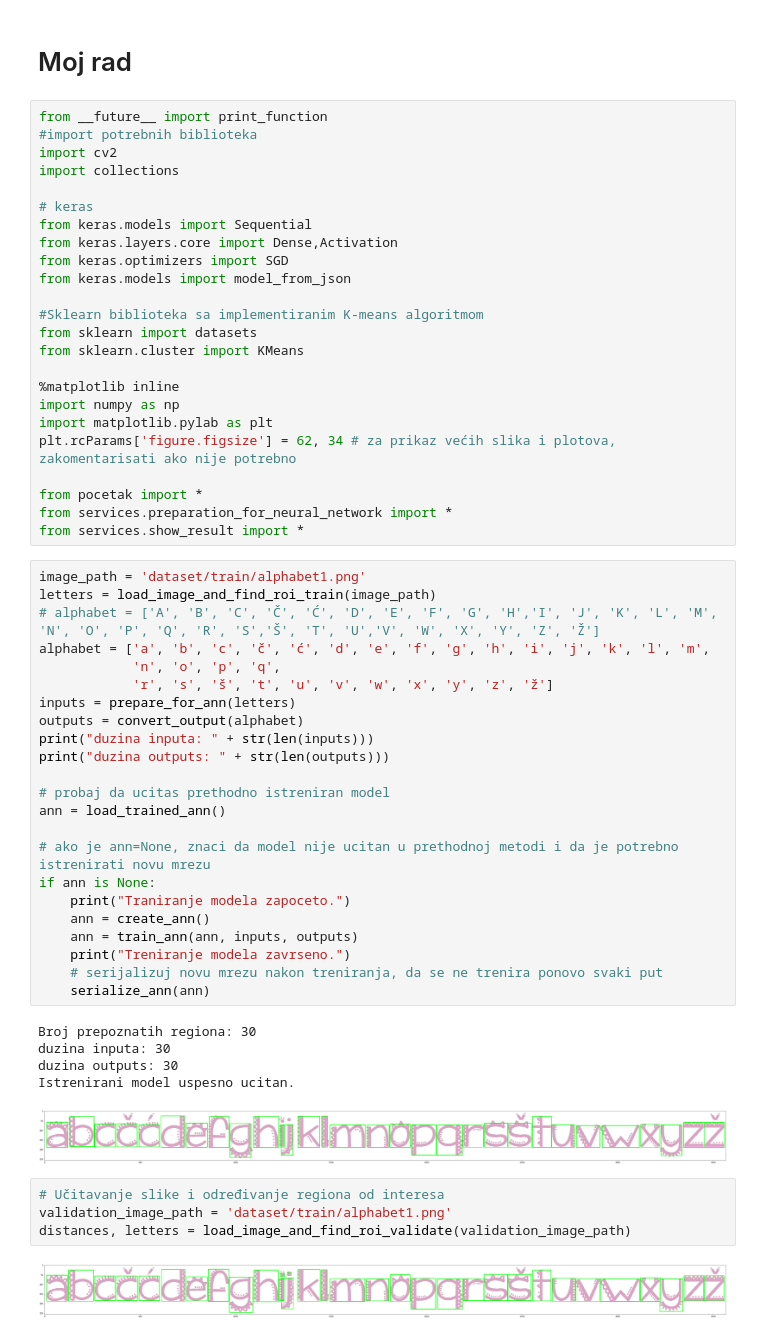
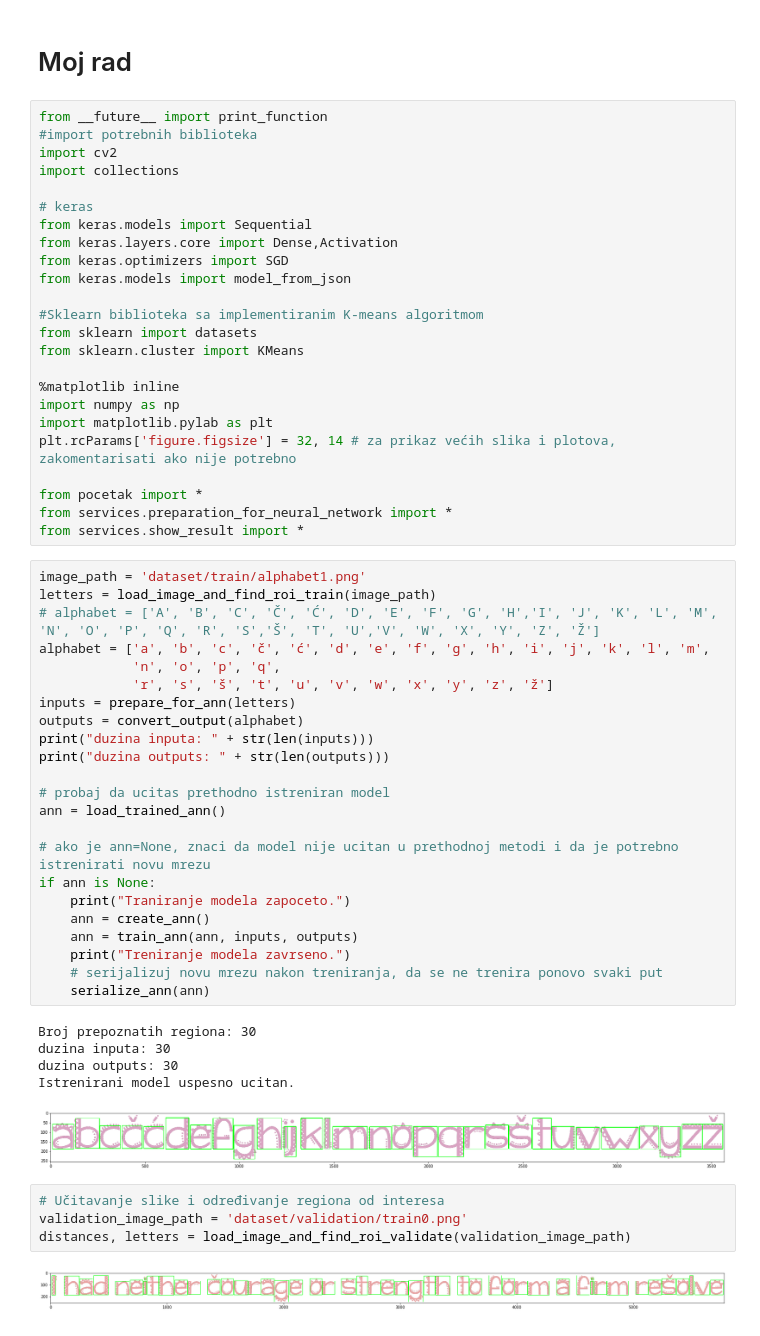
Before and after one commit to vlaksi/Soft-Challenges, a Jupyter notebook: izazovi[20-21]/Nedeljni izazov 2 - OCR/sc_2020_challenge_2/my-work.ipynb, the cells around one changed output. Cells and saved outputs as stored; diff of their text form.

```diff
--- a/izazovi[20-21]/Nedeljni izazov 2 - OCR/sc_2020_challenge_2/my-work.ipynb
+++ b/izazovi[20-21]/Nedeljni izazov 2 - OCR/sc_2020_challenge_2/my-work.ipynb
@@ -19,7 +19,7 @@ from sklearn.cluster import KMeans
 %matplotlib inline
 import numpy as np
 import matplotlib.pylab as plt
-plt.rcParams['figure.figsize'] = 62, 34 # za prikaz većih slika i plotova, zakomentarisati ako nije potrebno
+plt.rcParams['figure.figsize'] = 32, 14 # za prikaz većih slika i plotova, zakomentarisati ako nije potrebno
 
 from pocetak import *
 from services.preparation_for_neural_network import *
@@ -52,13 +52,13 @@ Broj prepoznatih regiona: 30
 duzina inputa: 30
 duzina outputs: 30
 Istrenirani model uspesno ucitan.
-[figure, old version]
+[figure, new version]
 # %%
 # Učitavanje slike i određivanje regiona od interesa
-validation_image_path = 'dataset/train/alphabet1.png'
+validation_image_path = 'dataset/validation/train0.png'
 distances, letters = load_image_and_find_roi_validate(validation_image_path)
 # %% [output]
-[figure, old version]
+[figure, new version]
 # %%
 # PREDIKCIJA
 print(extract_text(distances, letters, ann))
```
Also changed, not shown: parts of 1 cell of this notebook, 7 other files.
